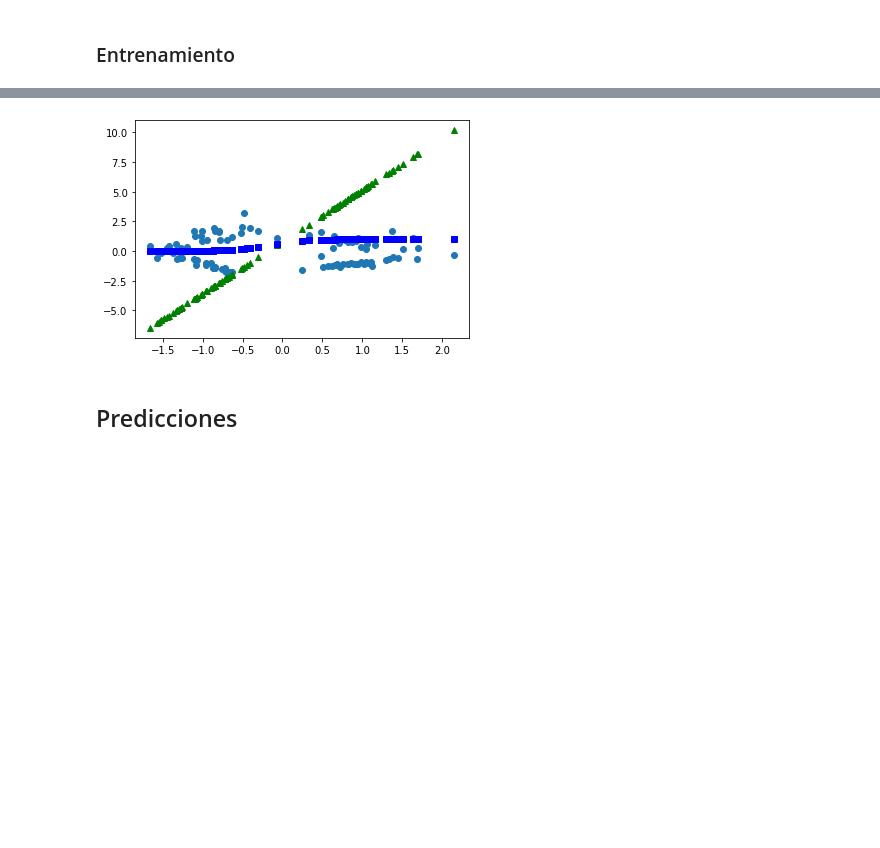
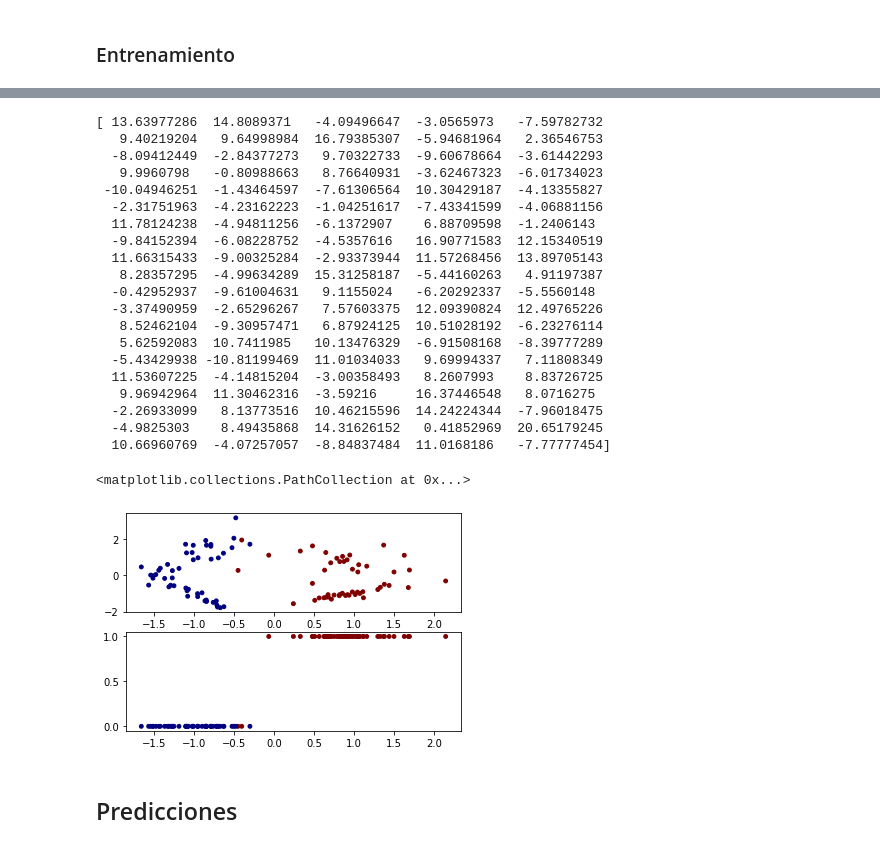
Before and after one commit to juanchess98/Notebooks-Deep-Learning, a Jupyter notebook: Regresion_Logistica.ipynb, the cells around one changed output, grey strips where cells are left out. Drawn from its saved outputs; the diff is of its cells as text; code cells hidden in the pictures; blank space fills up the shorter version.

```diff
--- a/Regresion_Logistica.ipynb
+++ b/Regresion_Logistica.ipynb
@@ -191,10 +225,40 @@ W = model_logistic.layers[1].get_weights()[0][0][0]
 b = model_logistic.layers[1].get_weights()[1][0]
 # %%
 resultado = lambda x: W*x + b
-plt.plot(X_[:,0],X_[:,1], 'o', X_[:,0], resultado(X_[:,0]), 'g^', X_[:,0], sigmoide(resultado(X_[:,0])), 'bs')
-plt.show()
+#plt.plot(X_[:,0],X_[:,1], 'o', X_[:,0], resultado(X_[:,0]), 'g^', X_[:,0], sigmoide(resultado(X_[:,0])), 'bs')
+#plt.show()
+
+fig = plt.figure()#(figsize=(5.0, 4.0))
+ax = fig.add_subplot(211)
+ax.scatter(X_[:,0], X_[:,1], s=15, c=y_.squeeze(), cmap='jet')
+ax1 = fig.add_subplot(212)
+r = resultado(X_[:,0])
+print(r)
+r = np.where(resultado(X_[:,0]) > 0.5, 1, 0)
+ax1.scatter(X_[:,0], r, s=15, c=y_.squeeze(), cmap='jet')
 # %% [output]
+[ 13.63977286  14.8089371   -4.09496647  -3.0565973   -7.59782732
+   9.40219204   9.64998984  16.79385307  -5.94681964   2.36546753
+  -8.09412449  -2.84377273   9.70322733  -9.60678664  -3.61442293
+   9.9960798   -0.80988663   8.76640931  -3.62467323  -6.01734023
+ -10.04946251  -1.43464597  -7.61306564  10.30429187  -4.13355827
+  -2.31751963  -4.23162223  -1.04251617  -7.43341599  -4.06881156
+  11.78124238  -4.94811256  -6.1372907    6.88709598  -1.2406143
+  -9.84152394  -6.08228752  -4.5357616   16.90771583  12.15340519
+  11.66315433  -9.00325284  -2.93373944  11.57268456  13.89705143
+   8.28357295  -4.99634289  15.31258187  -5.44160263   4.91197387
+  -0.42952937  -9.61004631   9.1155024   -6.20292337  -5.5560148
+  -3.37490959  -2.65296267   7.57603375  12.09390824  12.49765226
+   8.52462104  -9.30957471   6.87924125  10.51028192  -6.23276114
+   5.62592083  10.7411985   10.13476329  -6.91508168  -8.39777289
+  -5.43429938 -10.81199469  11.01034033   9.69994337   7.11808349
+  11.53607225  -4.14815204  -3.00358493   8.2607993    8.83726725
+   9.96942964  11.30462316  -3.59216     16.37446548   8.0716275
+  -2.26933099   8.13773516  10.46215596  14.24224344  -7.96018475
+  -4.9825303    8.49435868  14.31626152   0.41852969  20.65179245
+  10.66960769  -4.07257057  -8.84837484  11.0168186   -7.77777454]
+<matplotlib.collections.PathCollection at 0x...>
-[figure, old version]
+[figure, new version]
 # %% [markdown]
 ## Predicciones
 # %%
```
Also changed, not shown: parts of 10 cells of this notebook.
